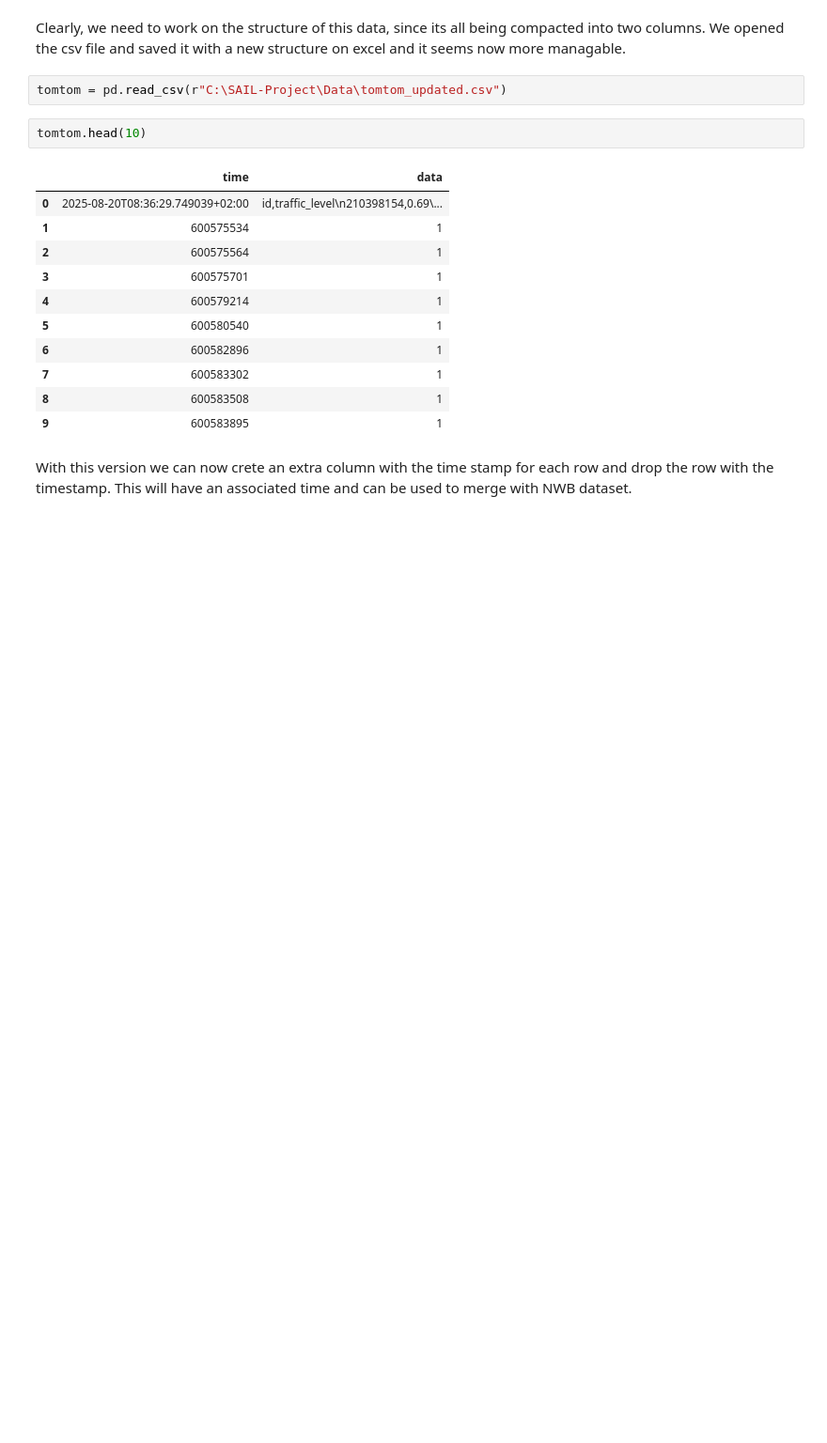
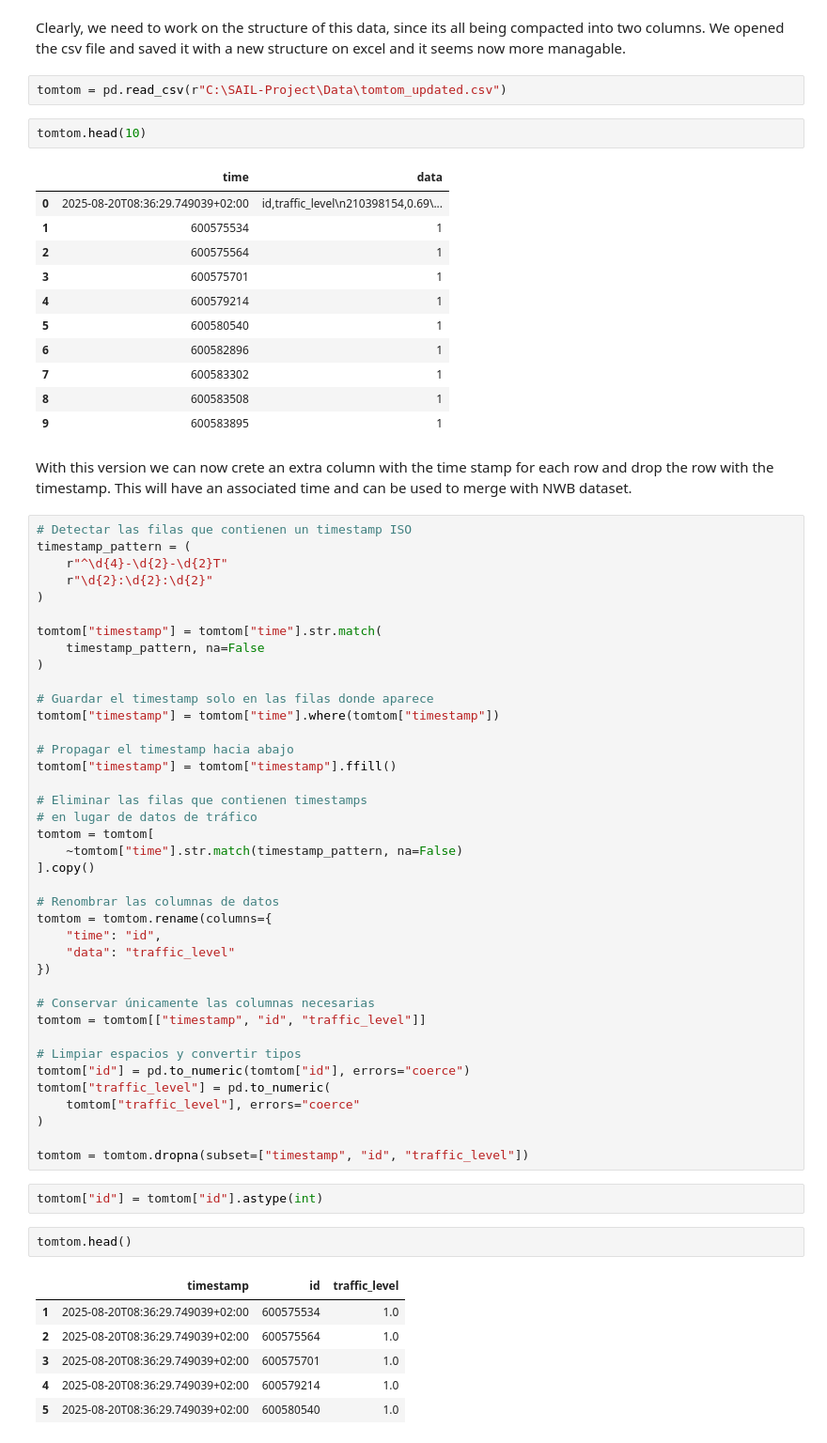
Before and after one commit to andreadellacorte3/SAIL2025_crowd_monitoring_Group5, a Jupyter notebook: Data_Transformation.ipynb, the cells around one changed output. Shown at 94% size. Cells and saved outputs as stored; diff of their text form; blank space fills up the shorter version.

```diff
--- a/Data_Transformation.ipynb
+++ b/Data_Transformation.ipynb
@@ -495,3 +497,53 @@ tomtom.head(10)
 | 9 | 600583895 | 1 |
 # %% [markdown]
 With this version we can now crete an extra column with the time stamp for each row and drop the row with the timestamp. This will have an associated time and can be used to merge with NWB dataset.
+# %%
+# Detectar las filas que contienen un timestamp ISO
+timestamp_pattern = (
+    r"^\d{4}-\d{2}-\d{2}T"
+    r"\d{2}:\d{2}:\d{2}"
+)
+
+tomtom["timestamp"] = tomtom["time"].str.match(
+    timestamp_pattern, na=False
+)
+
+# Guardar el timestamp solo en las filas donde aparece
+tomtom["timestamp"] = tomtom["time"].where(tomtom["timestamp"])
+
+# Propagar el timestamp hacia abajo
+tomtom["timestamp"] = tomtom["timestamp"].ffill()
+
+# Eliminar las filas que contienen timestamps
+# en lugar de datos de tráfico
+tomtom = tomtom[
+    ~tomtom["time"].str.match(timestamp_pattern, na=False)
+].copy()
+
+# Renombrar las columnas de datos
+tomtom = tomtom.rename(columns={
+    "time": "id",
+    "data": "traffic_level"
+})
+
+# Conservar únicamente las columnas necesarias
+tomtom = tomtom[["timestamp", "id", "traffic_level"]]
+
+# Limpiar espacios y convertir tipos
+tomtom["id"] = pd.to_numeric(tomtom["id"], errors="coerce")
+tomtom["traffic_level"] = pd.to_numeric(
+    tomtom["traffic_level"], errors="coerce"
+)
+
+tomtom = tomtom.dropna(subset=["timestamp", "id", "traffic_level"])
+# %%
+tomtom["id"] = tomtom["id"].astype(int)
+# %%
+tomtom.head()
+# %% [output]
+|  | timestamp | id | traffic_level |
+| 1 | 2025-08-20T08:36:29.749039+02:00 | 600575534 | 1.0 |
+| 2 | 2025-08-20T08:36:29.749039+02:00 | 600575564 | 1.0 |
+| 3 | 2025-08-20T08:36:29.749039+02:00 | 600575701 | 1.0 |
+| 4 | 2025-08-20T08:36:29.749039+02:00 | 600579214 | 1.0 |
+| 5 | 2025-08-20T08:36:29.749039+02:00 | 600580540 | 1.0 |
```
Also changed, not shown: parts of 7 cells of this notebook.
